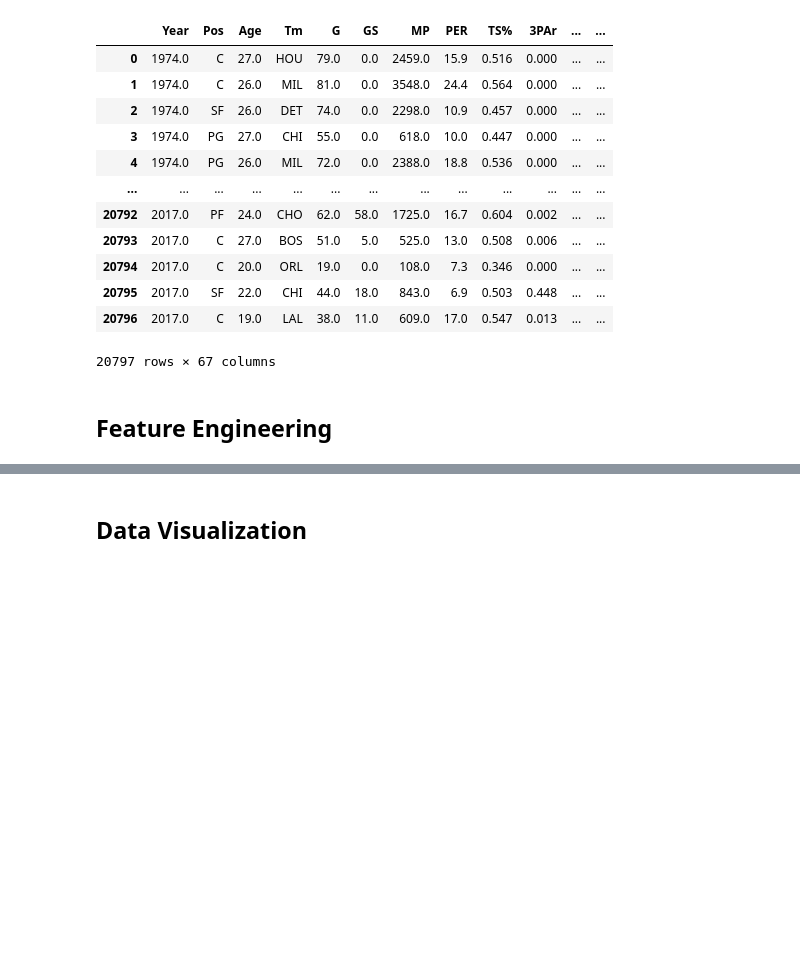
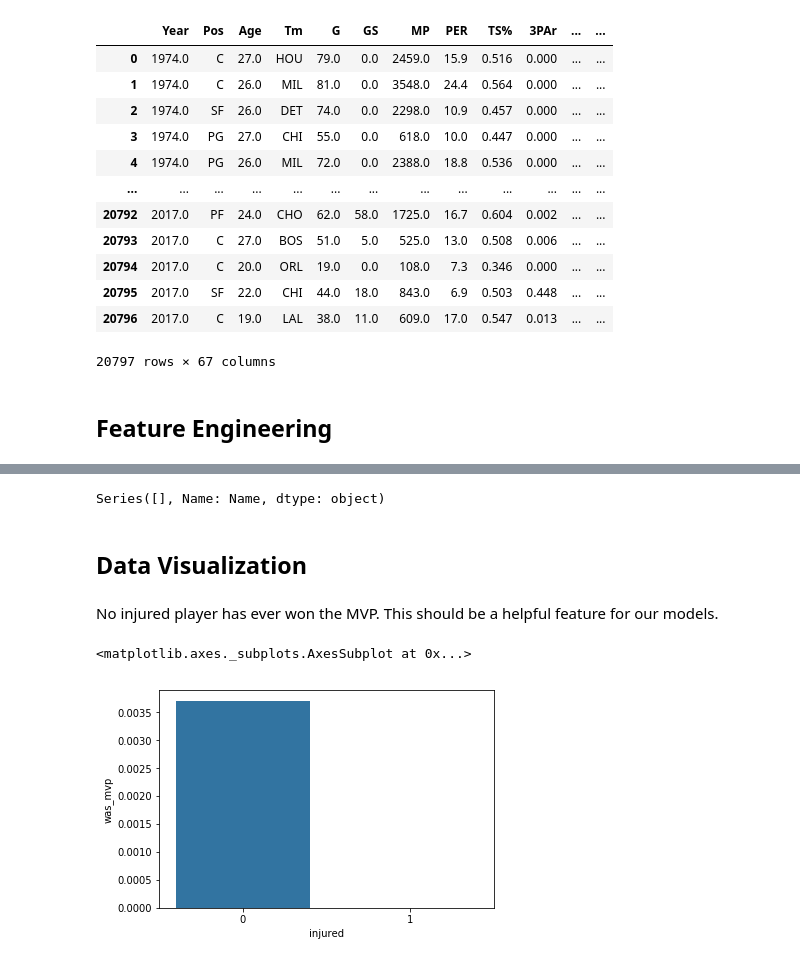
Before and after one commit to jdclifton2/NBA_Analysis, a Jupyter notebook: MVP_Analysis.ipynb, the cells around one changed output, grey strips where cells are left out. Saved outputs shown, nothing was run; the diff lists cells and outputs as text; code cells hidden in the pictures; blank space fills up the shorter version.

Commit message:
Made an injured featured and fit some simple models

```diff
--- a/MVP_Analysis.ipynb
+++ b/MVP_Analysis.ipynb
@@ -176,2 +171,23 @@ Name: Name, dtype: object
+# %%
+#makes a column where an entry gets a 0 if it does not match condition, 1 if it does.
+stats_df['50-40-90'] = np.where((stats_df['FT%'] >= 0.9) & (stats_df['3P%'] >= .40) & (stats_df['FG%'] >= .5)
+                         & (stats_df['FGA'] >= 300) & (stats_df['3PA'] >= 82) & (stats_df['FTA'] >= 125),1, 0)
+# %%
+stats_df['injured'] = np.where((stats_df['G'] < 49),1, 0)
+# %%
+stats_df[(stats_df["injured"] == 1) & (stats_df["was_mvp"] == 1) & (stats_df['G'] > 0)]['Name']
+# %% [output]
+Series([], Name: Name, dtype: object)
 # %% [markdown]
 ## Data Visualization <a class="anchor" id="visualization"></a>
+# %% [markdown]
+No injured player has ever won the MVP. This should be a helpful feature for our models.
+# %%
+sns.barplot(data = stats_df
+            ,x = 'injured'
+            ,y = 'was_mvp',
+            ci = None
+            )
+# %% [output]
+<matplotlib.axes._subplots.AxesSubplot at 0x...>
+[figure, added]
```
Also changed, not shown: parts of 13 cells of this notebook, 1 other file.
